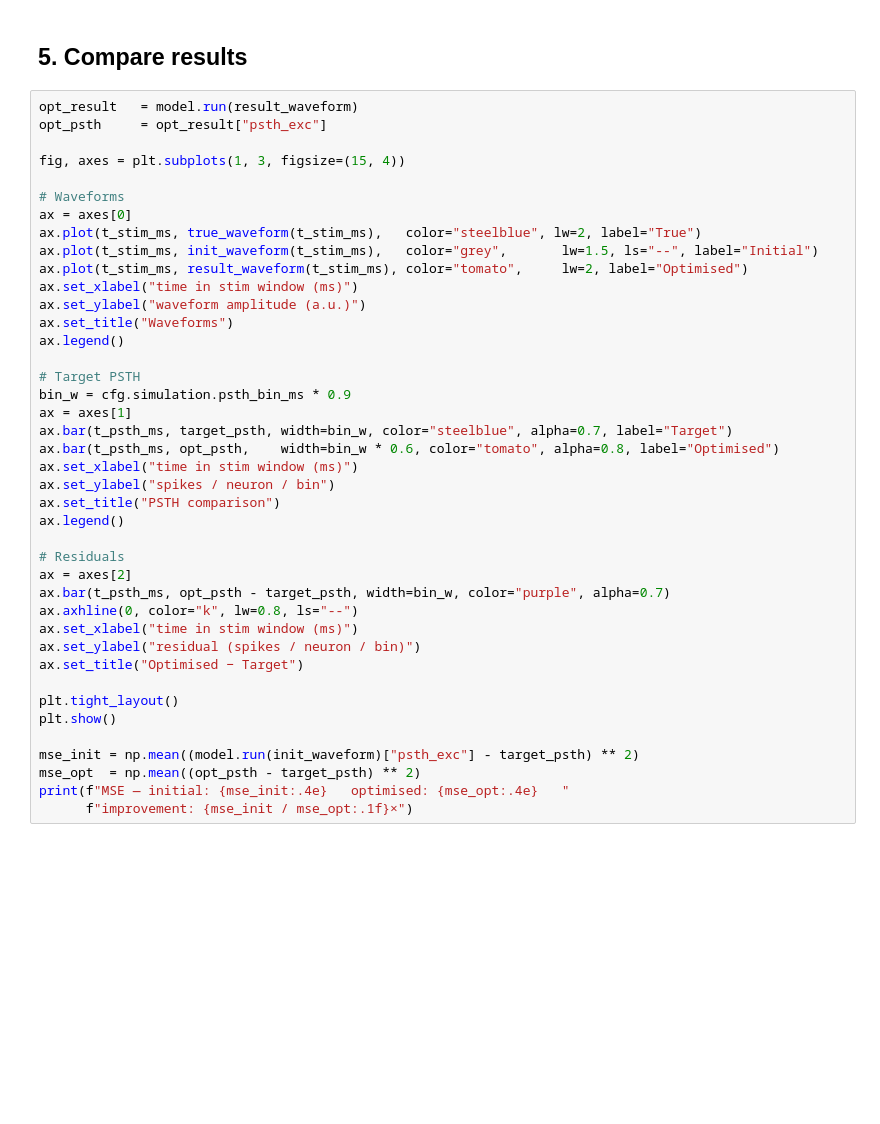
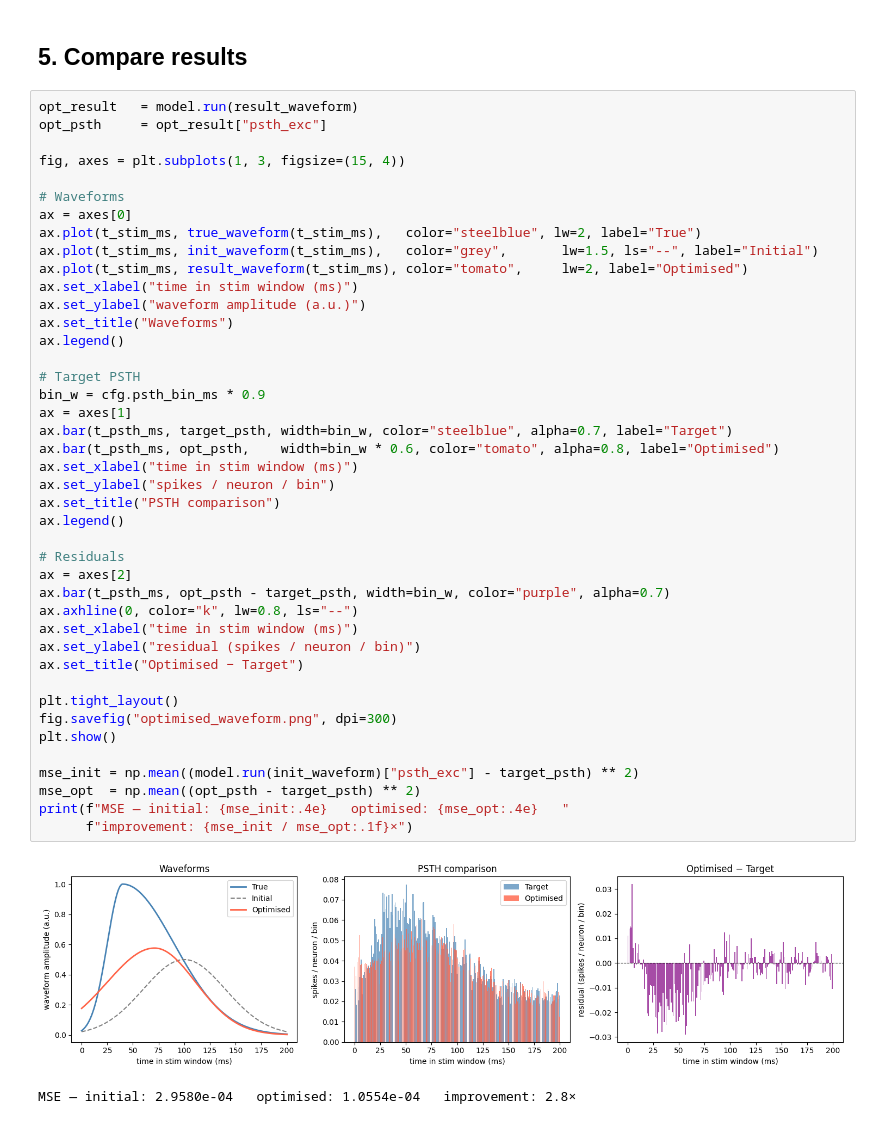
Before and after one commit to pmccthy/designer-waveform, a Jupyter notebook: nb/28_04_26_optimise_splitgaussian_ei_snn.ipynb, the cells around one changed output. Cells and saved outputs as stored; diff of their text form; blank space fills up the shorter version.

```diff
--- a/nb/28_04_26_optimise_splitgaussian_ei_snn.ipynb
+++ b/nb/28_04_26_optimise_splitgaussian_ei_snn.ipynb
@@ -141,31 +165,35 @@ ax.plot(t_stim_ms, init_waveform(t_stim_ms),   color="grey",       lw=1.5, ls="-
 ax.plot(t_stim_ms, result_waveform(t_stim_ms), color="tomato",     lw=2, label="Optimised")
 ax.set_xlabel("time in stim window (ms)")
 ax.set_ylabel("waveform amplitude (a.u.)")
 ax.set_title("Waveforms")
 ax.legend()
 
 # Target PSTH
-bin_w = cfg.simulation.psth_bin_ms * 0.9
+bin_w = cfg.psth_bin_ms * 0.9
 ax = axes[1]
 ax.bar(t_psth_ms, target_psth, width=bin_w, color="steelblue", alpha=0.7, label="Target")
 ax.bar(t_psth_ms, opt_psth,    width=bin_w * 0.6, color="tomato", alpha=0.8, label="Optimised")
 ax.set_xlabel("time in stim window (ms)")
 ax.set_ylabel("spikes / neuron / bin")
 ax.set_title("PSTH comparison")
 ax.legend()
 
 # Residuals
 ax = axes[2]
 ax.bar(t_psth_ms, opt_psth - target_psth, width=bin_w, color="purple", alpha=0.7)
 ax.axhline(0, color="k", lw=0.8, ls="--")
 ax.set_xlabel("time in stim window (ms)")
 ax.set_ylabel("residual (spikes / neuron / bin)")
 ax.set_title("Optimised − Target")
 
 plt.tight_layout()
+fig.savefig("optimised_waveform.png", dpi=300)
 plt.show()
 
 mse_init = np.mean((model.run(init_waveform)["psth_exc"] - target_psth) ** 2)
 mse_opt  = np.mean((opt_psth - target_psth) ** 2)
 print(f"MSE — initial: {mse_init:.4e}   optimised: {mse_opt:.4e}   "
       f"improvement: {mse_init / mse_opt:.1f}×")
+# %% [output]
+[figure, added]
+MSE — initial: 2.9580e-04   optimised: 1.0554e-04   improvement: 2.8×
```
Also changed, not shown: parts of 3 cells of this notebook, 3 other files.
